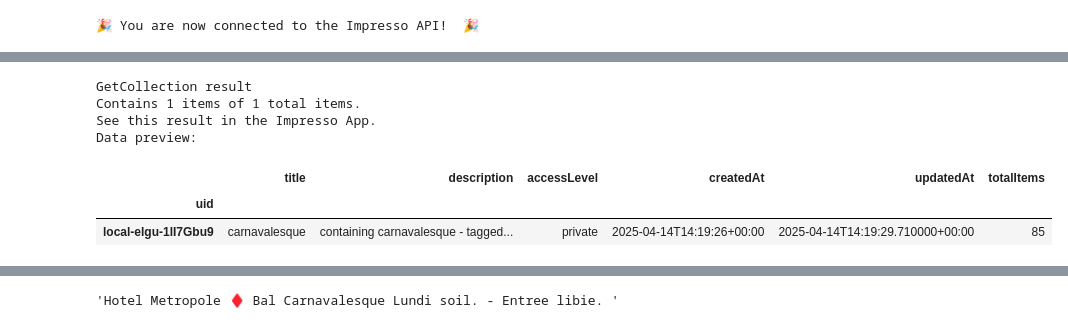
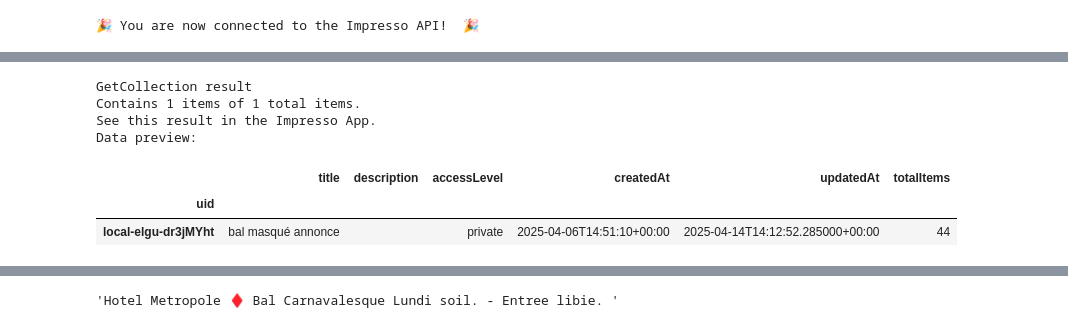
Before and after one commit to eliselavy/iftr25, a Jupyter notebook: article.ipynb, the cells around one changed output, grey strips where cells are left out. Saved outputs shown, nothing was run; the diff lists cells and outputs as text; code cells hidden in the pictures.

```diff
--- a/article.ipynb
+++ b/article.ipynb
@@ -34,16 +34,17 @@ Data preview:
 # %%
 # Go to work on the collection carnavaleque
 # containing carnavalesque - tagged as advertisement; printed in Luxembourg
-result = impresso.collections.get("local-elgu-1lI7Gbu9")
+# containing bal masque annonce
+result = impresso.collections.get("local-elgu-dr3jMYht")
 result
 # %% [output]
 GetCollection result
 Contains 1 items of 1 total items.
 See this result in the Impresso App.
 Data preview:
 |  | title | description | accessLevel | createdAt | updatedAt | totalItems |
 | uid |  |  |  |  |  |  |
-| local-elgu-1lI7Gbu9 | carnavalesque | containing carnavalesque - tagged... | private | 2025-04-14T14:19:26+00:00 | 2025-04-14T14:19:29.710000+00:00 | 85 |
+| local-elgu-dr3jMYht | bal masqué annonce |  | private | 2025-04-06T14:51:10+00:00 | 2025-04-14T14:12:52.285000+00:00 | 44 |
 # %%
 colection_id = result.raw["uid"]
 items = impresso.collections.items(colection_id)
```
Also changed, not shown: parts of 11 cells of this notebook, 9 other files.
